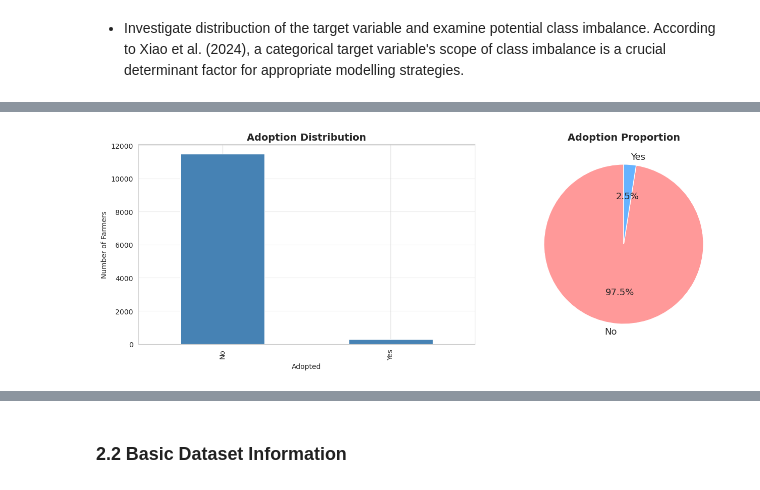
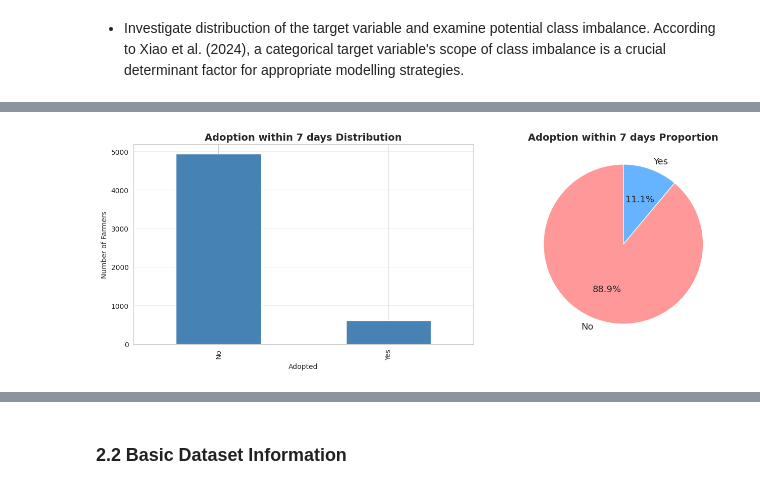
Before and after one commit to mwakad/DigiCow-Farmer-Training-Adoption-Challenge, a Jupyter notebook: index.ipynb, the cells around one changed output, grey strips where cells are left out. Saved outputs shown, nothing was run; the diff lists cells and outputs as text; code cells hidden in the pictures.

```diff
--- a/index.ipynb
+++ b/index.ipynb
@@ -114,50 +129,61 @@ Target variable absent from test set
-# %%
-# rename `adopted_within_120_days` to `target`
-train_df = train_df.rename(columns={'adopted_within_120_days': 'target'})
-train_df['target'] = train_df['target'].astype('object')
+# %%
+# rename the three target variables
+train_df = train_df.rename(columns={'adopted_within_07_days': 'target_07'})
+train_df = train_df.rename(columns={'adopted_within_90_days': 'target_90'})
+train_df = train_df.rename(columns={'adopted_within_120_days': 'target_120'})
+
+# Encode target variables as categorical dtype
+train_df['target_07'] = train_df['target_07'].astype('object')
+train_df['target_90'] = train_df['target_90'].astype('object')
+train_df['target_120'] = train_df['target_120'].astype('object')
 # %% [markdown]
 - Investigate distribuction of the target variable and examine potential class imbalance. According to Xiao et al. (2024), a categorical target variable's scope of class imbalance is a crucial determinant factor for appropriate modelling strategies.
 # %%
-# Target variable analysis
-if 'target' in train_df.columns:
-    print("\nTarget Distribution:")
-    print(train_df['target'].value_counts().sort_index())
-    print(f"\nTarget Proportions:")
-    print(train_df['target'].value_counts(normalize=True).sort_index())
+# Target variable analysis for multiple timeframes
+target_vars = ['target_07', 'target_90', 'target_120']
 
-    # Create a mapping for target variable binary labels
-    target_labels = {0: 'No', 1: 'Yes'}
+for target in target_vars:
+    if target in train_df.columns:
+        days = int(target.split('_')[1])
 
-    # Visualize target distribution
-    fig, axes = plt.subplots(1, 2, figsize=(14, 5))
+        print(f"\n{target} Distribution:")
+        print(train_df[target].value_counts().sort_index())
+        print(f"\n{target} Proportions:")
+        print(train_df[target].value_counts(normalize=True).sort_index())
 
-    # Count plot with renamed labels
-    counts = train_df['target'].value_counts().sort_index()
-    counts.index = counts.index.map(target_labels)
-    counts.plot(kind='bar', ax=axes[0], color='steelblue')
-    axes[0].set_title('Adoption Distribution', fontsize=14, fontweight='bold')
-    axes[0].set_xlabel('Adopted')
-    axes[0].set_ylabel('Number of Farmers')
-    axes[0].grid(axis='y', alpha=0.3)
+        # Create a mapping for target variable binary labels
+        target_labels = {0: 'No', 1: 'Yes'}
 
-    # Pie chart with renamed labels
-    target_counts = train_df['target'].value_counts().sort_index()
-    target_counts.index = target_counts.index.map(target_labels)
-    axes[1].pie(target_counts,
-                 labels=target_counts.index,
-                 autopct='%1.1f%%',
-                 startangle=90,
-                 colors=['#ff9999', '#66b3ff'],
-                 textprops={'fontsize': 13})
-    axes[1].set_title('Adoption Proportion', fontsize=14, fontweight='bold')
+        # Visualize target distribution
+        fig, axes = plt.subplots(1, 2, figsize=(14, 5))
 
-    plt.tight_layout()
-    plt.show()
+        # Count plot with renamed labels
+        counts = train_df[target].value_counts().sort_index()
+        counts.index = counts.index.map(target_labels)
+        counts.plot(kind='bar', ax=axes[0], color='steelblue')
+        axes[0].set_title(f'Adoption within {days} days Distribution', fontsize=14, fontweight='bold')
+        axes[0].set_xlabel('Adopted')
+        axes[0].set_ylabel('Number of Farmers')
+        axes[0].grid(axis='y', alpha=0.3)
 
-    # Check for class imbalance
-    class_ratio = train_df['target'].value_counts().max() / train_df['target'].value_counts().min()
-    if class_ratio > 1.5:
-        print(f"\nClass imbalance detected! Ratio: {class_ratio:.2f}:1")
-    else:
-        print(f"\nClasses are relatively balanced. Ratio: {class_ratio:.2f}:1")
+        # Pie chart with renamed labels
+        target_counts = train_df[target].value_counts().sort_index()
+        target_counts.index = target_counts.index.map(target_labels)
+        axes[1].pie(target_counts,
+                     labels=target_counts.index,
+                     autopct='%1.1f%%',
+                     startangle=90,
+                     colors=['#ff9999', '#66b3ff'],
+                     textprops={'fontsize': 13})
+        axes[1].set_title(f'Adoption within {days} days Proportion', fontsize=14, fontweight='bold')
+
+        plt.tight_layout()
+        plt.show()
+
+        # Check for class imbalance
+        class_ratio = train_df[target].value_counts().max() / train_df[target].value_counts().min()
+        if class_ratio > 1.5:
+            print(f"\nClass imbalance detected for {target}! Ratio: {class_ratio:.2f}:1")
+        else:
+            print(f"\nClasses are relatively balanced for {target}. Ratio: {class_ratio:.2f}:1")
 # %% [output]
@@ -174,2 +200,2 @@ target
 Name: proportion, dtype: float64
-[figure, old version]
+[figure, new version]
```
Also changed, not shown: parts of 138 cells of this notebook.
